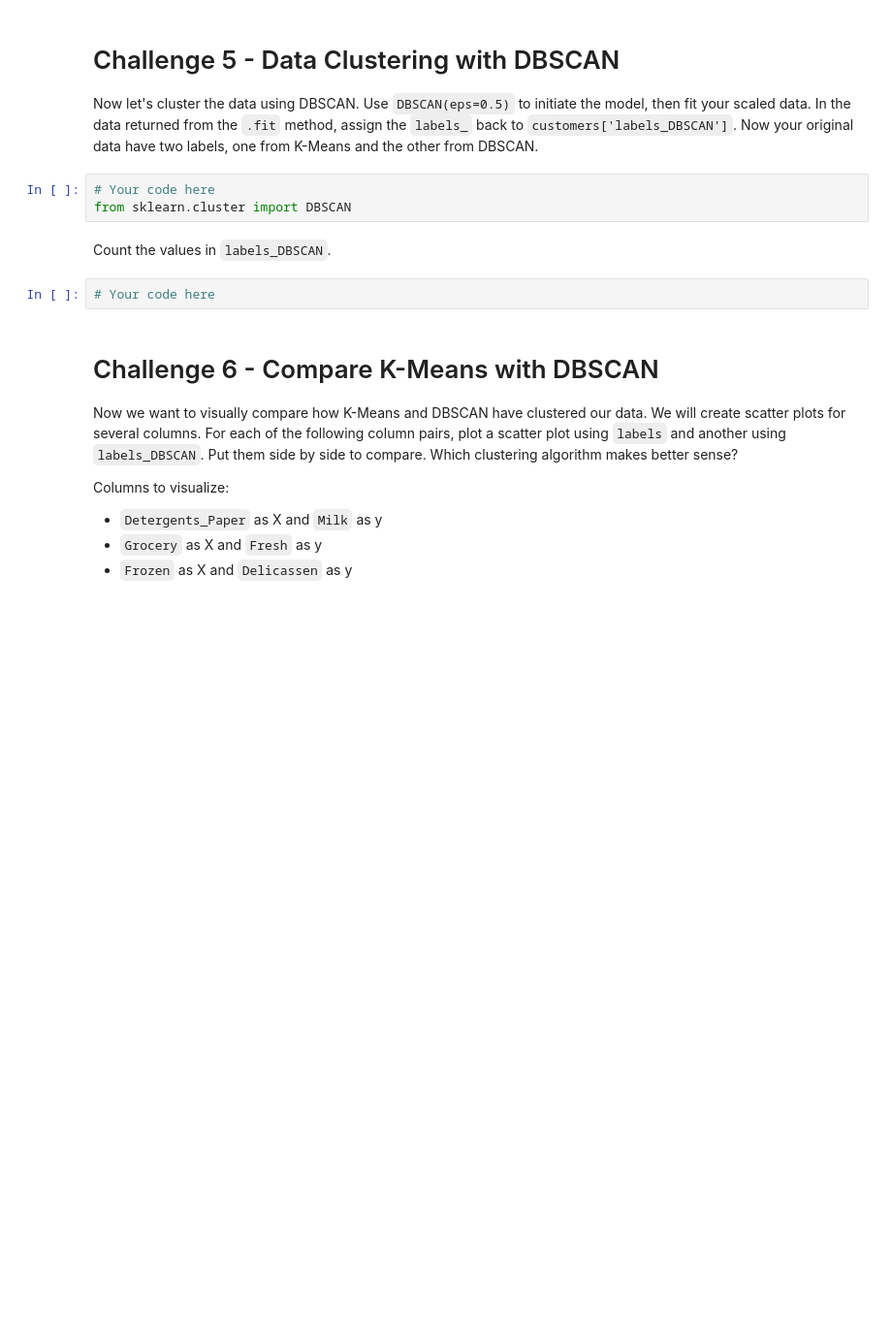
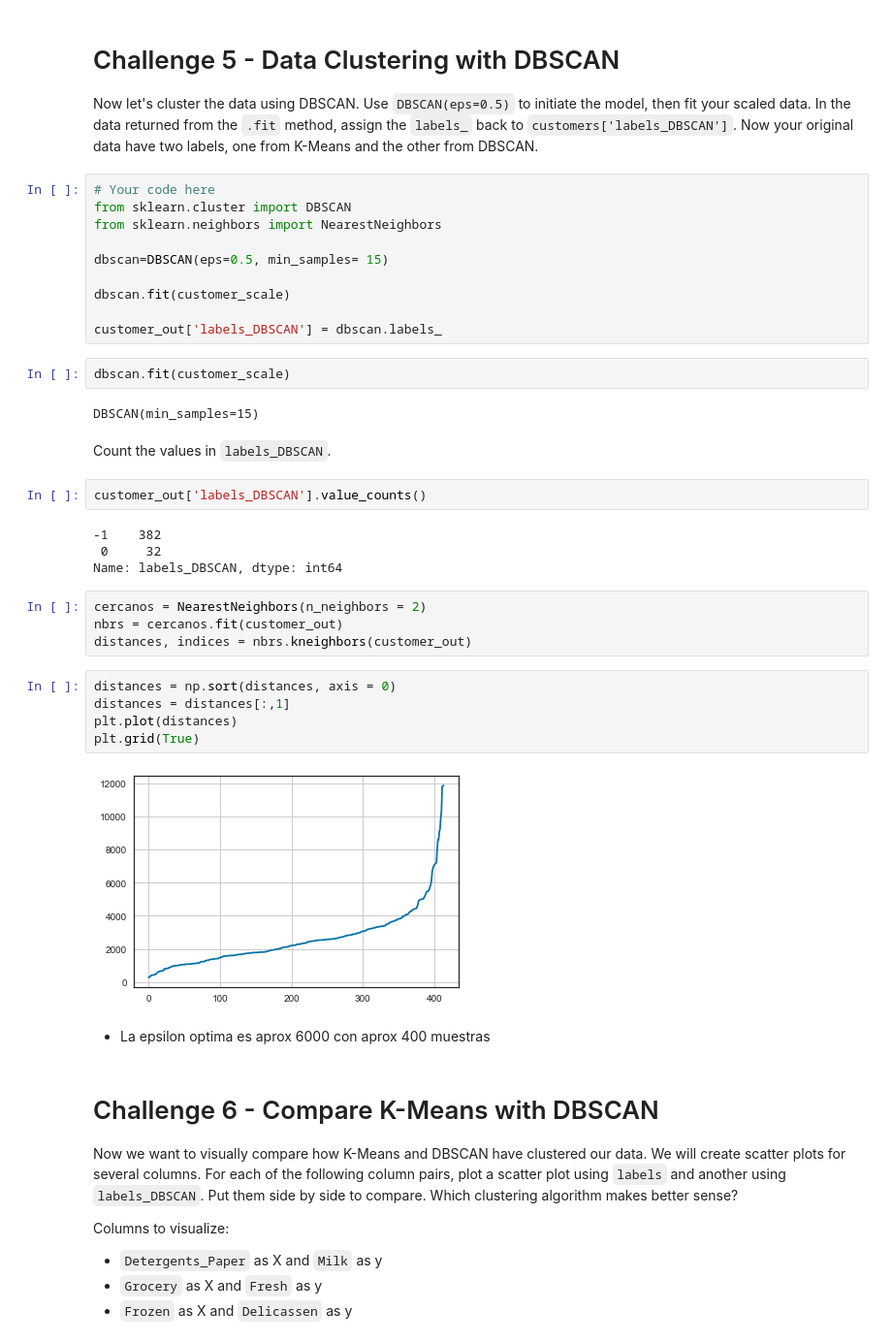
Before and after one commit to Ironhack-Data-Madrid-Mayo-2022/7.4-lab-unsupervised-learning, a Jupyter notebook: your-code/main.ipynb, the cells around one changed output. Shown at 97% size. Saved outputs shown, nothing was run; the diff lists cells and outputs as text; blank space fills up the shorter version.

```diff
--- a/your-code/main.ipynb
+++ b/your-code/main.ipynb
@@ -425,10 +448,38 @@ Now let's cluster the data using DBSCAN. Use `DBSCAN(eps=0.5)` to initiate the m
 # %%
 # Your code here
 from sklearn.cluster import DBSCAN
+from sklearn.neighbors import NearestNeighbors
+
+dbscan=DBSCAN(eps=0.5, min_samples= 15)
+
+dbscan.fit(customer_scale)
+
+customer_out['labels_DBSCAN'] = dbscan.labels_
+# %%
+dbscan.fit(customer_scale)
+# %% [output]
+DBSCAN(min_samples=15)
 # %% [markdown]
 Count the values in `labels_DBSCAN`.
-# %%
-# Your code here
+# %%
+customer_out['labels_DBSCAN'].value_counts()
+# %% [output]
+-1    382
+ 0     32
+Name: labels_DBSCAN, dtype: int64
+# %%
+cercanos = NearestNeighbors(n_neighbors = 2)
+nbrs = cercanos.fit(customer_out)
+distances, indices = nbrs.kneighbors(customer_out)
+# %%
+distances = np.sort(distances, axis = 0)
+distances = distances[:,1]
+plt.plot(distances)
+plt.grid(True)
+# %% [output]
+[figure, added]
+# %% [markdown]
++ La epsilon optima es aprox 6000 con aprox 400 muestras
 # %% [markdown]
 # Challenge 6 - Compare K-Means with DBSCAN
 
```
Also changed, not shown: parts of 36 cells of this notebook.
